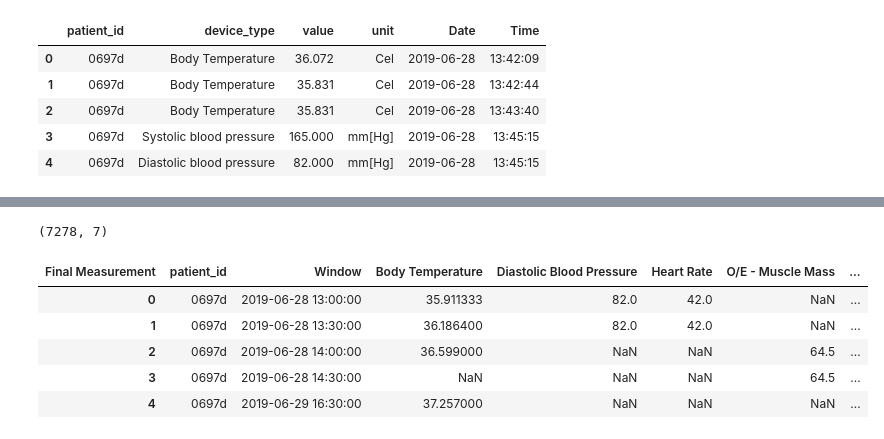
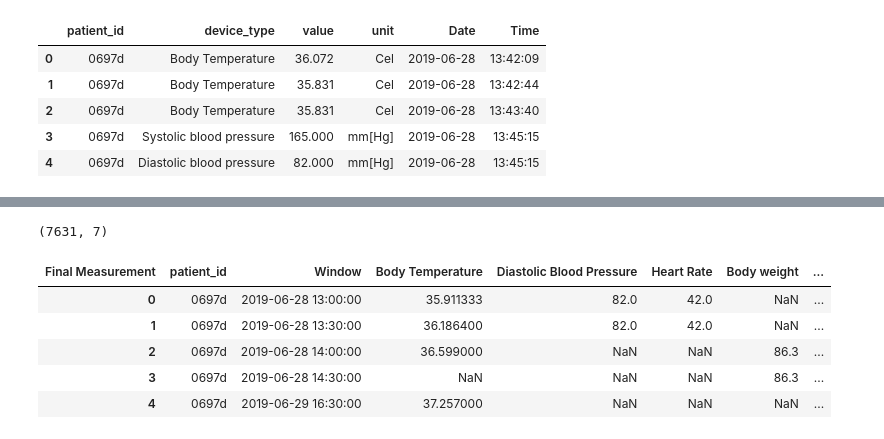
Before and after one commit to y-ghoneim/SDProject32, a Jupyter notebook: Notebooks/Physiology Preprocessing.ipynb, the cells around one changed output, grey strips where cells are left out. Drawn from its saved outputs; the diff is of its cells as text; code cells hidden in the pictures.

```diff
--- a/Notebooks/Physiology Preprocessing.ipynb
+++ b/Notebooks/Physiology Preprocessing.ipynb
@@ -194,5 +207,6 @@ final_data.head()
 # %%
 # Convert 'date' to datetime format
+data = pd.read_csv('../Dataset/Physiology_cleaned_V2.csv')
 data['date'] = pd.to_datetime(data['date'])
 
 data_2 = data.copy()
@@ -203,8 +217,8 @@ def final_map_device_type_to_column(device_type):
         'Body Temperature': 'Body Temperature',
         'Systolic blood pressure': 'Systolic Blood Pressure',
         'Diastolic blood pressure': 'Diastolic Blood Pressure',
-        'Heart rate': 'Heart Rate',  # Adjusted previously
-        'O/E - muscle mass': 'O/E - Muscle Mass'  # Corrected to match the dataset's labeling
+        'Heart rate': 'Heart Rate',
+        'Body weight': 'Body weight'
     }
     return mapping.get(device_type, None)
 
@@ -226,7 +240,7 @@ final_averages_combined = pd.concat([final_averages_window_1, final_averages_win
 final_corrected_data = final_averages_combined.pivot_table(index=['patient_id', 'Window'], columns='Final Measurement', values='Average', aggfunc='first').reset_index()
 
 # Ensure all expected columns are present
-final_expected_columns = ['patient_id', 'Window', 'Body Temperature', 'Diastolic Blood Pressure', 'Heart Rate', 'O/E - Muscle Mass', 'Systolic Blood Pressure']
+final_expected_columns = ['patient_id', 'Window', 'Body Temperature', 'Diastolic Blood Pressure', 'Heart Rate', 'Body weight', 'Systolic Blood Pressure']
 final_corrected_data = final_corrected_data.reindex(columns=final_expected_columns)
 # %%
 final_corrected_data.head()
@@ -241,7 +255,7 @@ final_corrected_data.tail()
 # %%
 final_corrected_data.shape
 # %% [output]
-(7278, 7)
+(7631, 7)
 # %%
 # First, correct the attempt to view the agitation_labels data to understand its structure for further processing.
 # Given the previous issues, we'll proceed with the described logic to add an "Agitation" column to the measurements dataset.
@@ -251,43 +265,43 @@ final_corrected_data.shape
 # - Apply the logic for determining which time windows to flag for agitation
 
 # Reattempt to load and filter the labels dataset for "Agitation" directly here for completeness
-labels_path = 'Dataset\Labels.csv'
+labels_path = '..\Dataset\Labels.csv'
 labels_data = pd.read_csv(labels_path)
 labels_data['date'] = pd.to_datetime(labels_data['date'])
 agitation_labels = labels_data[labels_data['type'] == 'Agitation']
 
 # Define a function to apply the described logic for setting the "Agitation" column based on the rules provided
 def apply_agitation_flag(row, agitation_labels):
     # Filter agitation_labels for the patient in the row
     patient_agitations = agitation_labels[agitation_labels['patient_id'] == row['patient_id']]
 
     # Check for any agitation events that affect the current row's window
     for _, agitation in patient_agitations.iterrows():
         window_start = pd.to_datetime(row['Window'])
         window_end = window_start + pd.Timedelta(hours=1)  # Assuming each window is 1 hour
 
         # Check if agitation is logged at 12pm or 6pm
         if agitation['date'].hour == 18:  # 6pm
             if 12 <= window_start.hour < 18:
                 return 1
         elif agitation['date'].hour == 12:  # 12pm
             if window_start.hour < 12 or window_start.hour >= 18:
                 return 1
 
     # If no conditions met, return 0
     return 0
 
 # Apply the function to the final_corrected_data dataframe to create the "Agitation" column
 final_corrected_data['Agitation'] = final_corrected_data.apply(lambda row: apply_agitation_flag(row, agitation_labels), axis=1)
 
 # Display the first few rows of the dataframe with the new "Agitation" column
 final_corrected_data.head()
 # %% [output]
-| Final Measurement | patient_id | Window | Body Temperature | Diastolic Blood Pressure | Heart Rate | O/E - Muscle Mass | ... |
+| Final Measurement | patient_id | Window | Body Temperature | Diastolic Blood Pressure | Heart Rate | Body weight | ... |
 | 0 | 0697d | 2019-06-28 13:00:00 | 35.911333 | 82.0 | 42.0 | NaN | ... |
 | 1 | 0697d | 2019-06-28 13:30:00 | 36.186400 | 82.0 | 42.0 | NaN | ... |
-| 2 | 0697d | 2019-06-28 14:00:00 | 36.599000 | NaN | NaN | 64.5 | ... |
-| 3 | 0697d | 2019-06-28 14:30:00 | NaN | NaN | NaN | 64.5 | ... |
+| 2 | 0697d | 2019-06-28 14:00:00 | 36.599000 | NaN | NaN | 86.3 | ... |
+| 3 | 0697d | 2019-06-28 14:30:00 | NaN | NaN | NaN | 86.3 | ... |
 | 4 | 0697d | 2019-06-29 16:30:00 | 37.257000 | NaN | NaN | NaN | ... |
 # %%
 final_corrected_data[final_corrected_data["Agitation"] == 1]
```
Also changed, not shown: parts of 17 cells of this notebook, 3 other files.
